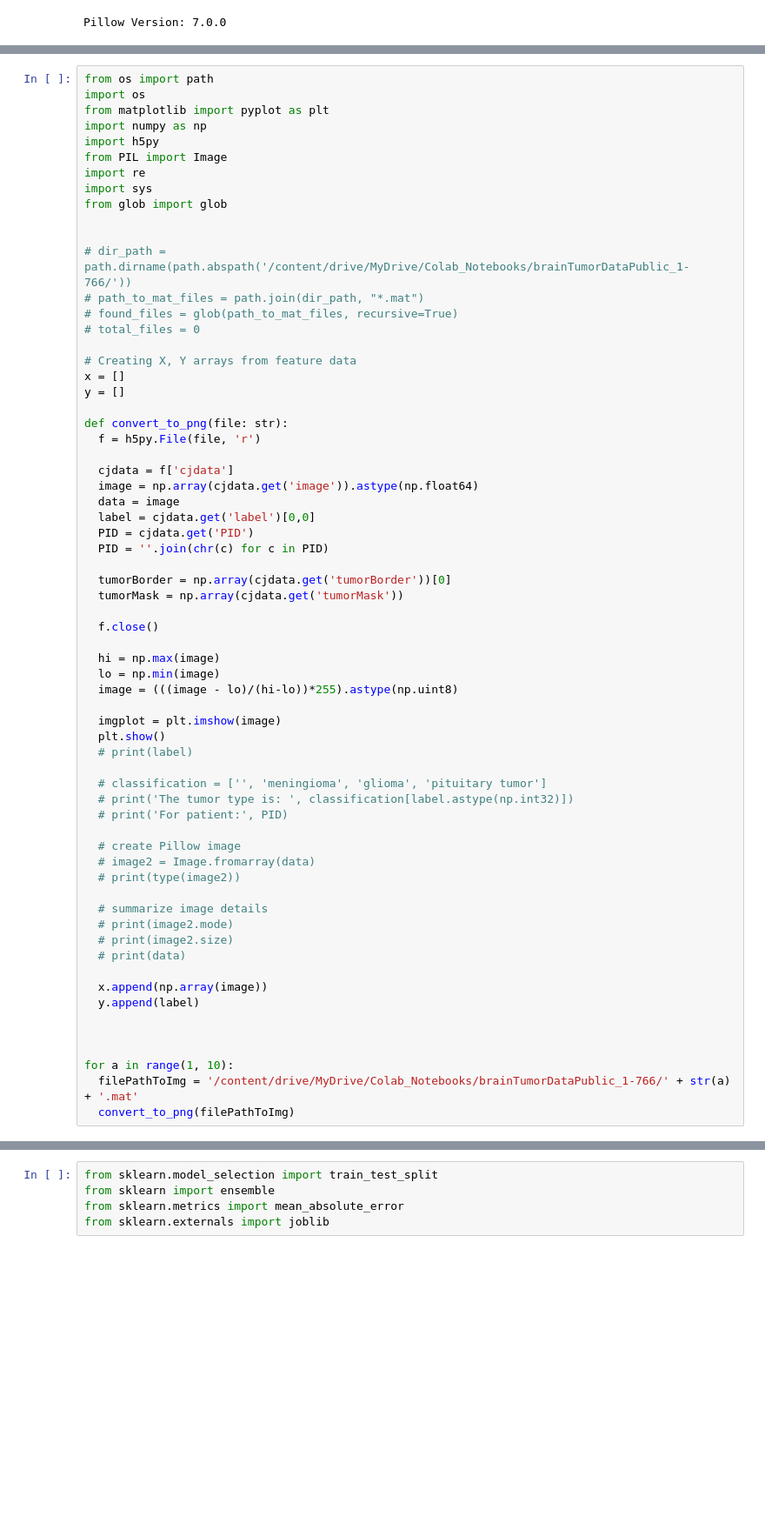
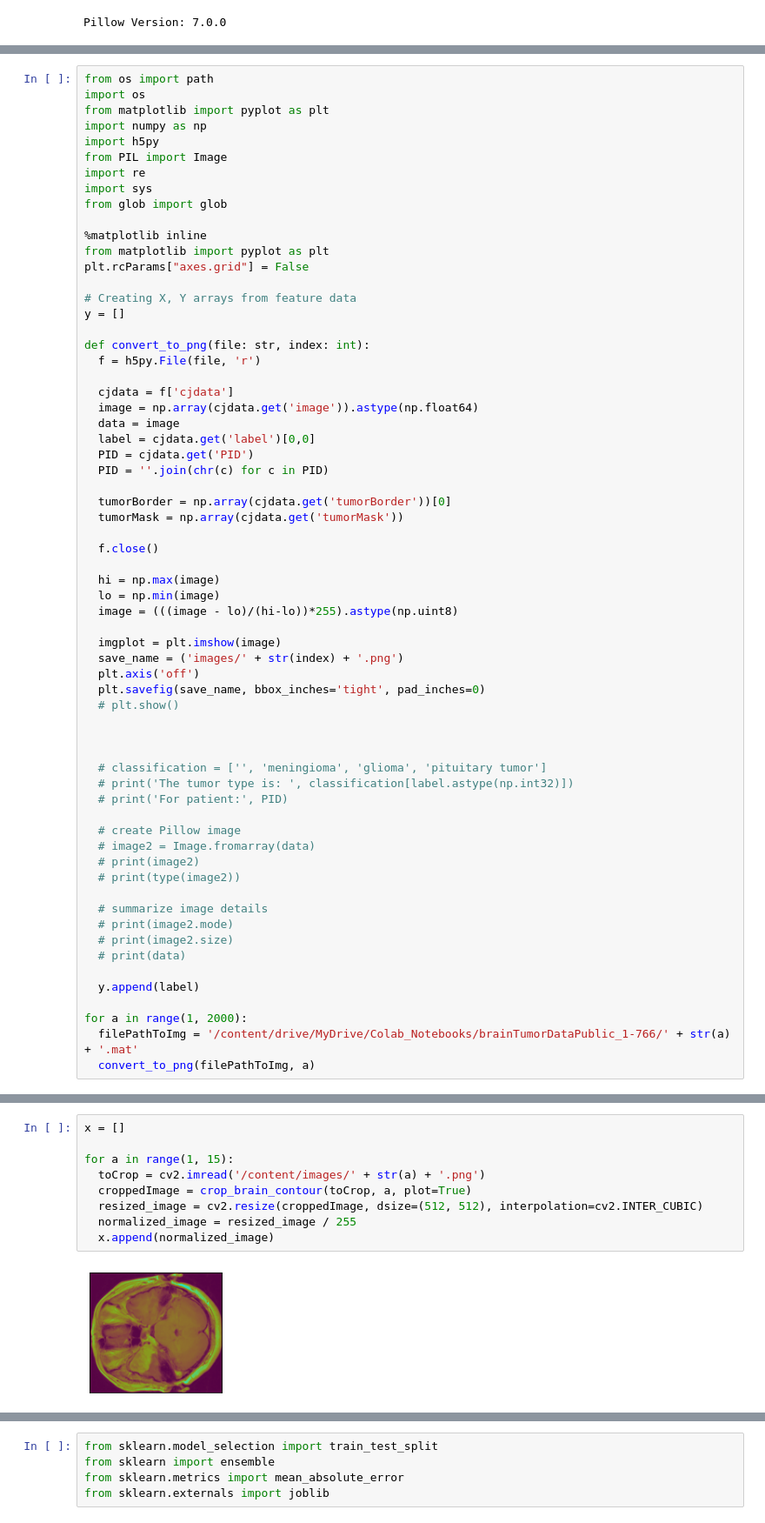
Before and after one commit to Kiddie22/brainTumorClassificationSystem, a Jupyter notebook: figshare_data.ipynb, the cells around one changed output, grey strips where cells are left out. Shown at 87% size. Saved outputs shown, nothing was run; the diff lists cells and outputs as text; blank space fills up the shorter version.

Commit message:
Cropped image and normalization added

```diff
--- a/figshare_data.ipynb
+++ b/figshare_data.ipynb
@@ -187,17 +45,14 @@ import re
 import sys
 from glob import glob
 
-
-# dir_path = path.dirname(path.abspath('/content/drive/MyDrive/Colab_Notebooks/brainTumorDataPublic_1-766/'))
-# path_to_mat_files = path.join(dir_path, "*.mat")
-# found_files = glob(path_to_mat_files, recursive=True)
-# total_files = 0
+%matplotlib inline
+from matplotlib import pyplot as plt
+plt.rcParams["axes.grid"] = False
 
 # Creating X, Y arrays from feature data
-x = []
 y = []
 
-def convert_to_png(file: str):
+def convert_to_png(file: str, index: int):
   f = h5py.File(file, 'r')
 
   cjdata = f['cjdata']
@@ -217,8 +72,12 @@ def convert_to_png(file: str):
   image = (((image - lo)/(hi-lo))*255).astype(np.uint8)
 
   imgplot = plt.imshow(image)
-  plt.show()
-  # print(label)
+  save_name = ('images/' + str(index) + '.png')
+  plt.axis('off')
+  plt.savefig(save_name, bbox_inches='tight', pad_inches=0)
+  # plt.show()
+
+
 
   # classification = ['', 'meningioma', 'glioma', 'pituitary tumor']
   # print('The tumor type is: ', classification[label.astype(np.int32)])
@@ -226,6 +85,7 @@ def convert_to_png(file: str):
 
   # create Pillow image
   # image2 = Image.fromarray(data)
+  # print(image2)
   # print(type(image2))
 
   # summarize image details
@@ -233,11 +93,8 @@ def convert_to_png(file: str):
   # print(image2.size)
   # print(data)
 
-  x.append(np.array(image))
   y.append(label)
 
-
-
-for a in range(1, 10):
+for a in range(1, 2000):
   filePathToImg = '/content/drive/MyDrive/Colab_Notebooks/brainTumorDataPublic_1-766/' + str(a) + '.mat'
-  convert_to_png(filePathToImg)
+  convert_to_png(filePathToImg, a)
@@ -256,0 +158,11 @@ print(y)
+# %%
+x = []
+
+for a in range(1, 15):
+  toCrop = cv2.imread('/content/images/' + str(a) + '.png')
+  croppedImage = crop_brain_contour(toCrop, a, plot=True)
+  resized_image = cv2.resize(croppedImage, dsize=(512, 512), interpolation=cv2.INTER_CUBIC)
+  normalized_image = resized_image / 255
+  x.append(normalized_image)
+# %% [output]
+[figure, added]
```
Also changed, not shown: parts of 29 cells of this notebook.
